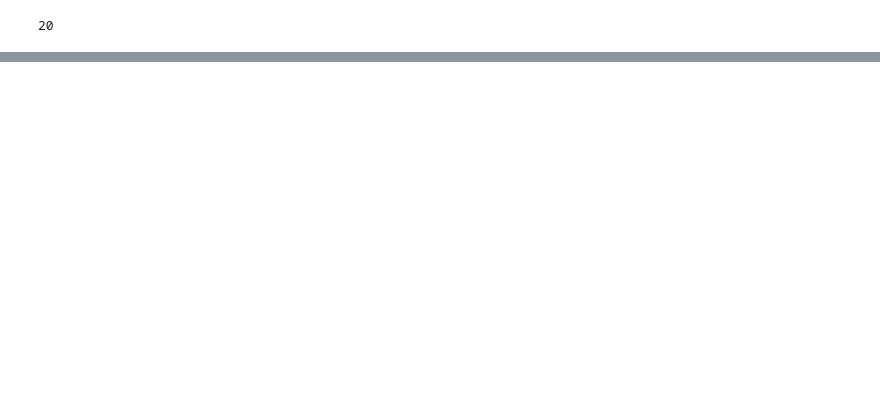
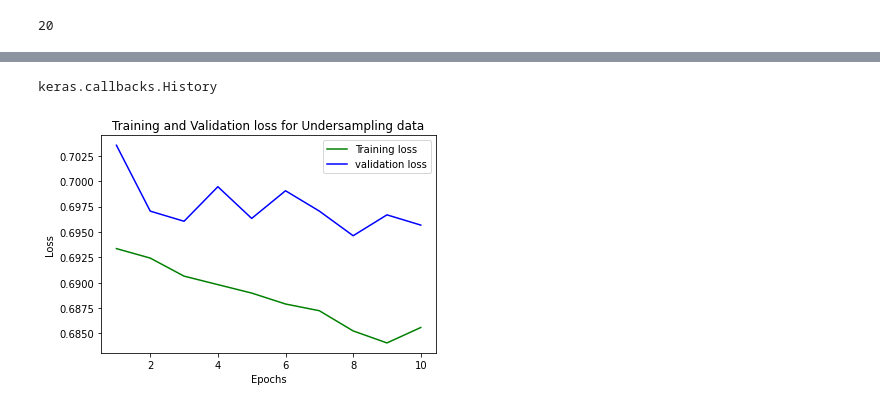
Before and after one commit to DkMaria/Fake-News-Detection, a Jupyter notebook: imbalanced_word2vec_12_11.ipynb, the cells around one changed output, grey strips where cells are left out. Cells and saved outputs as stored; diff of their text form; code cells hidden in the pictures; blank space fills up the shorter version.

```diff
--- a/imbalanced_word2vec_12_11.ipynb
+++ b/imbalanced_word2vec_12_11.ipynb
@@ -374,0 +371,6 @@ len(x_train), len(x_test)
+# %%
+x_train, x_test, y_train, y_test = train_test_split(X, target, test_size =0.20, random_state=42)
+train_X, X_val, y_train, y_val = train_test_split(x_train, y_train, test_size =0.10, random_state=42)
+print('Size training set: ',len(x_train))
+print('Size validation set: ', len(X_val))
+print('Size test set: ', len(x_test))
@@ -375,4 +381,4 @@ len(x_train), len(x_test)
 # %%
-model.fit(x_train, y_train, epochs=10)
+history = model.fit(train_X, y_train, epochs=10,validation_data=(X_val, y_val))
 # %% [output]
 Epoch 1/10
@@ -398,0 +404,17 @@ Epoch 10/10
+# %%
+type(history)
+# %% [output]
+keras.callbacks.History
+# %%
+loss_train = history.history['loss']
+loss_val = history.history['val_loss']
+epochs = range(1,11)
+plt.plot(epochs, loss_train, 'g', label='Training loss')
+plt.plot(epochs, loss_val, 'b', label='validation loss')
+plt.title('Training and Validation loss for Undersampling data')
+plt.xlabel('Epochs')
+plt.ylabel('Loss')
+plt.legend()
+plt.show()
+# %% [output]
+[figure, added]
```
Also changed, not shown: parts of 22 cells of this notebook.
